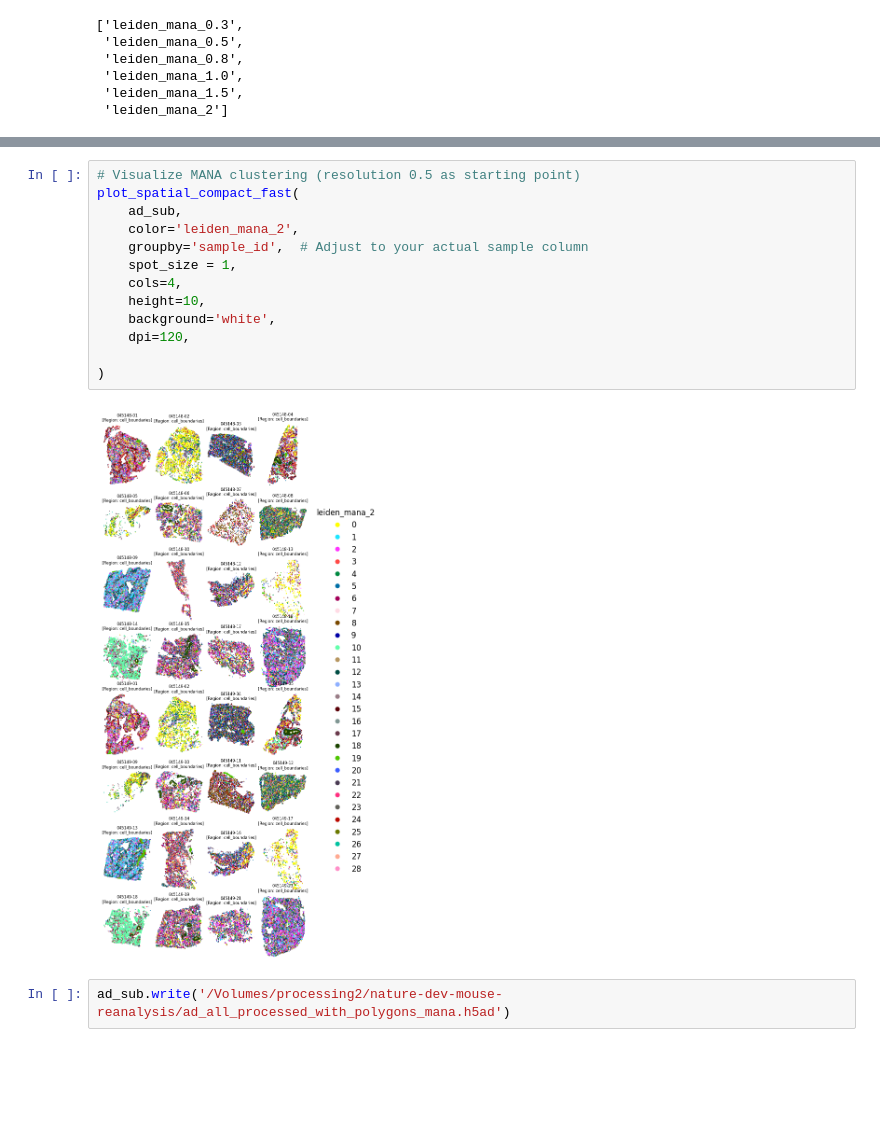
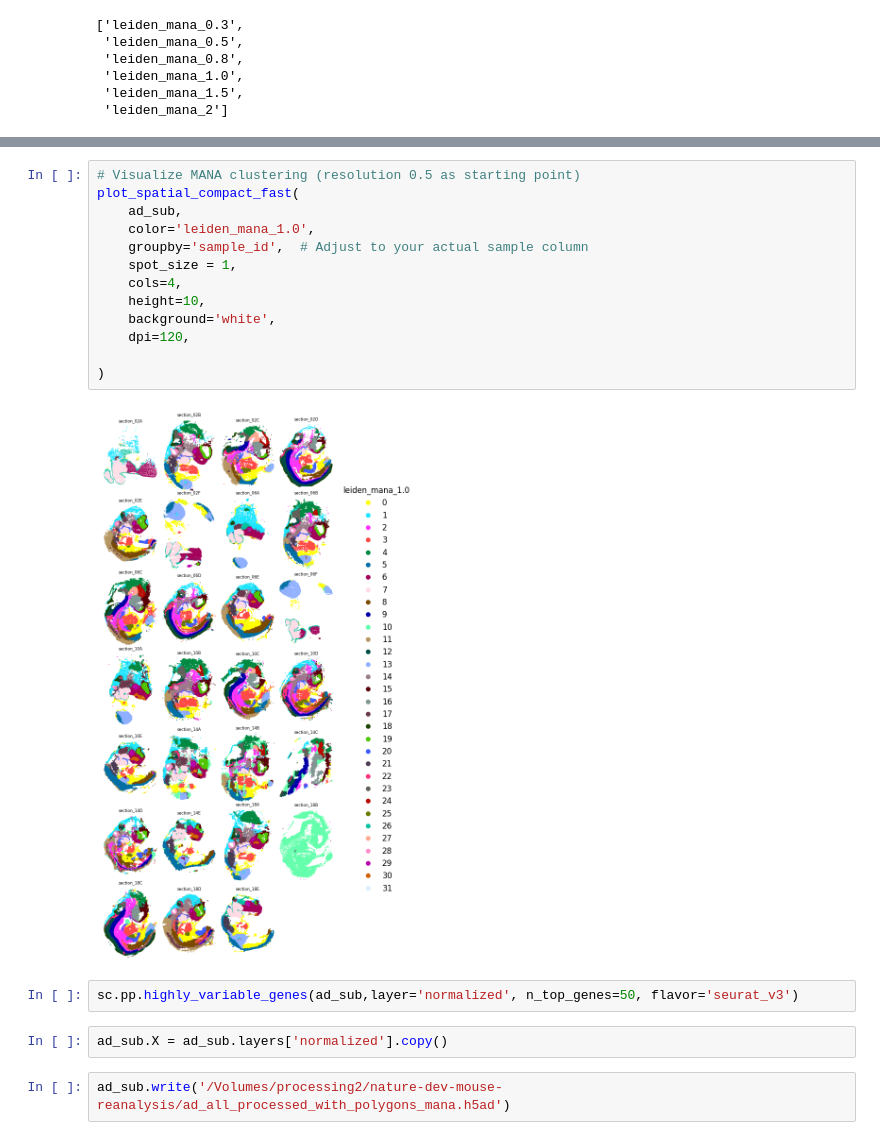
Before and after one commit to christoffermattssonlangseth/MouseDev-reanalysis, a Jupyter notebook: analysis/04-MANA.ipynb, the cells around one changed output, grey strips where cells are left out. Saved outputs shown, nothing was run; the diff lists cells and outputs as text; blank space fills up the shorter version.

```diff
--- a/analysis/04-MANA.ipynb
+++ b/analysis/04-MANA.ipynb
@@ -240,18 +243,22 @@ plot_spatial_compact_fast(
 # %%
 # Visualize MANA clustering (resolution 0.5 as starting point)
 plot_spatial_compact_fast(
     ad_sub,
-    color='leiden_mana_2',
+    color='leiden_mana_1.0',
     groupby='sample_id',  # Adjust to your actual sample column
     spot_size = 1,
     cols=4,
     height=10,
     background='white',
     dpi=120,
 
 )
 # %% [output]
-[figure, old version]
+[figure, new version]
+# %%
+sc.pp.highly_variable_genes(ad_sub,layer='normalized', n_top_genes=50, flavor='seurat_v3')
+# %%
+ad_sub.X = ad_sub.layers['normalized'].copy()
 # %%
 ad_sub.write('/Volumes/processing2/nature-dev-mouse-reanalysis/ad_all_processed_with_polygons_mana.h5ad')
 # %%
```
Also changed, not shown: parts of 3 cells of this notebook.
